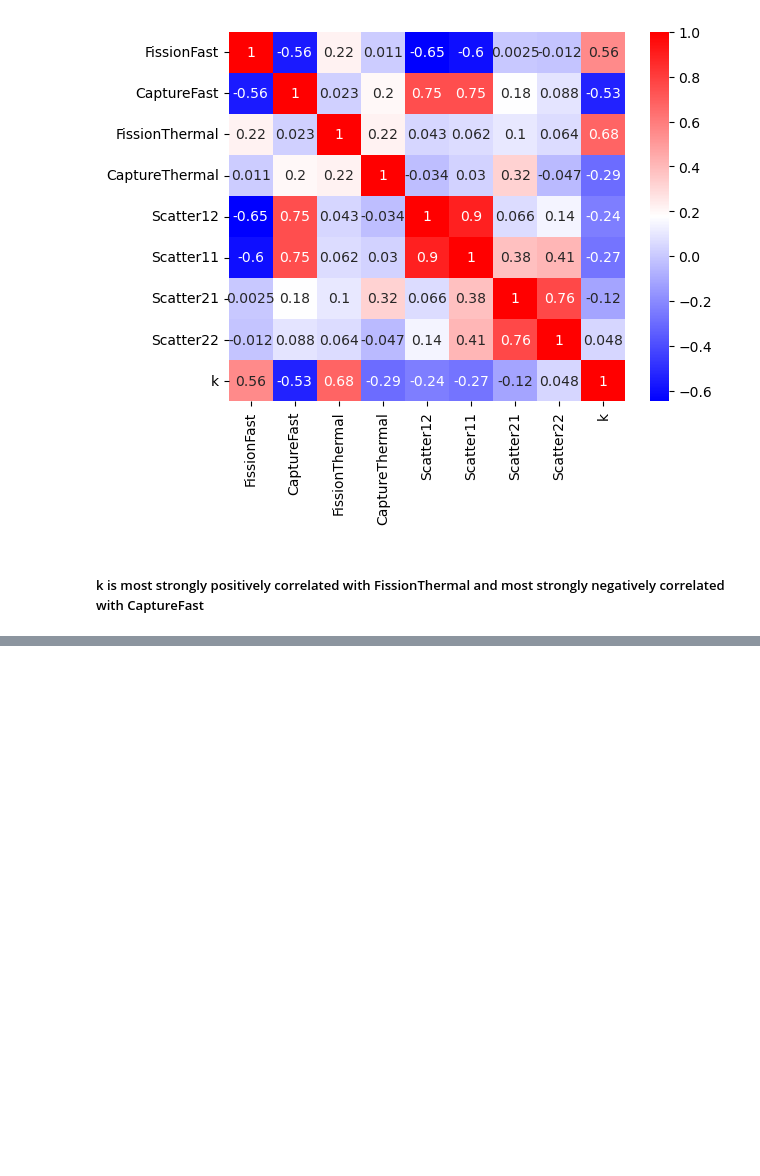
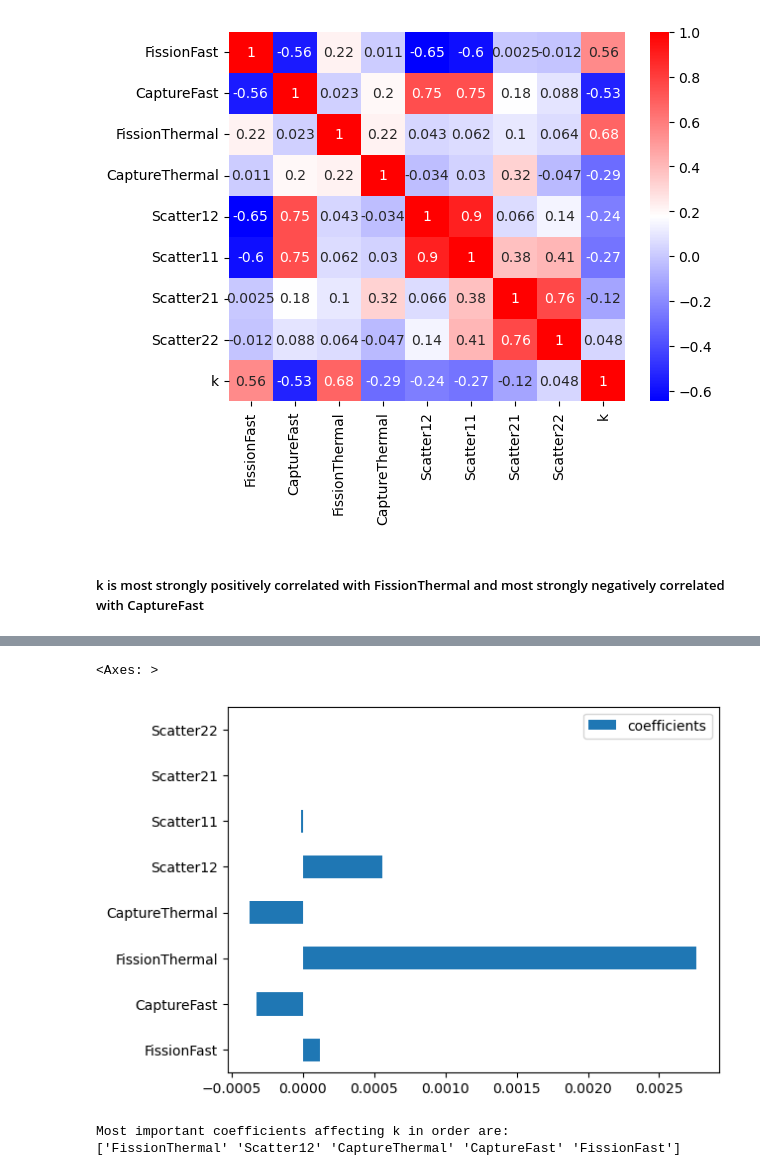
Before and after one commit to AdamBedel/ners590, a Jupyter notebook: bedel_lab2.ipynb, the cells around one changed output, grey strips where cells are left out. Cells and saved outputs as stored; diff of their text form; code cells hidden in the pictures; blank space fills up the shorter version.

```diff
--- a/bedel_lab2.ipynb
+++ b/bedel_lab2.ipynb
@@ -68,0 +77,13 @@ Ytest = Y[800:1000]
+# %%
+# Exercise Set 2 (g)
+rid = Ridge(alpha = 0.5)
+rid.fit(Xtrain_scaled, Ytrain)
+yrid = rid.predict(Xtest_scaled)
+
+las = Lasso(alpha = 0.5)
+las.fit(Xtrain_scaled, Ytrain)
+ylas = las.predict(Xtest_scaled)
+
+ent = ElasticNet(alpha = 0.5, l1_ratio = 0.5)
+ent.fit(Xtrain_scaled, Ytrain)
+yent = ent.predict(Xtest_scaled)
@@ -68,0 +119,19 @@ Ytest = Y[800:1000]
+# %%
+# Exercise Set 3 (b)
+xtraindf = pd.DataFrame(Xtrain, columns=data.columns[0:8])
+xstd = xtraindf.std(axis=0)
+ystd = Ytrain.std()
+coefnp_scaled = coefnp * xstd / ystd
+coefdf_scaled = pd.DataFrame(coefnp_scaled, columns=['coefficients'], index=data.columns[0:8])
+coefdf_scaled.plot.barh()
+# %% [output]
+<Axes: >
+[figure, added]
+# %%
+# Exercise Set 3 (c)
+coefdf_scaled_abs = coefdf_scaled.abs()
+print("Most important coefficients affecting k in order are:")
+print(coefdf_scaled_abs.sort_values('coefficients', ascending=False).head(5).index.values)
+# %% [output]
+Most important coefficients affecting k in order are:
+['FissionThermal' 'Scatter12' 'CaptureThermal' 'CaptureFast' 'FissionFast']
```
Also changed, not shown: parts of 8 cells of this notebook.
